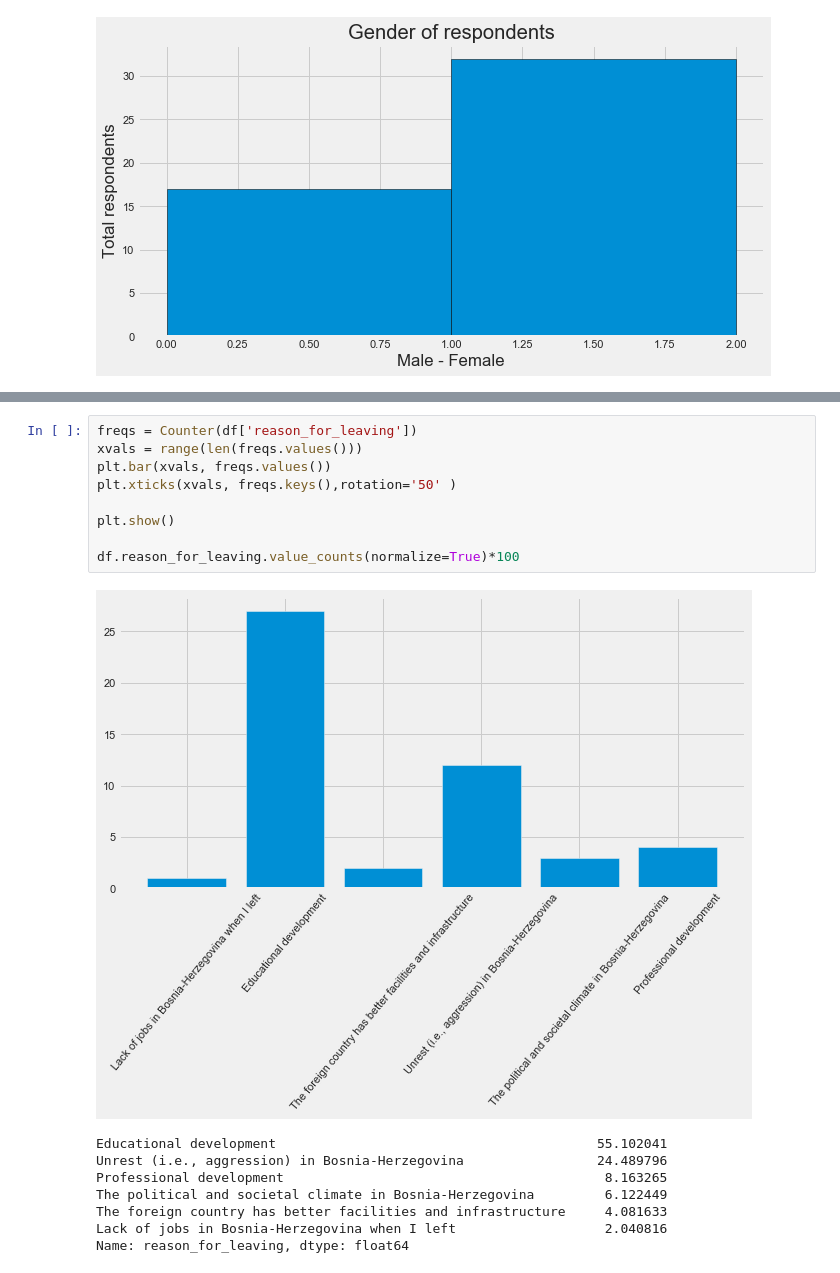
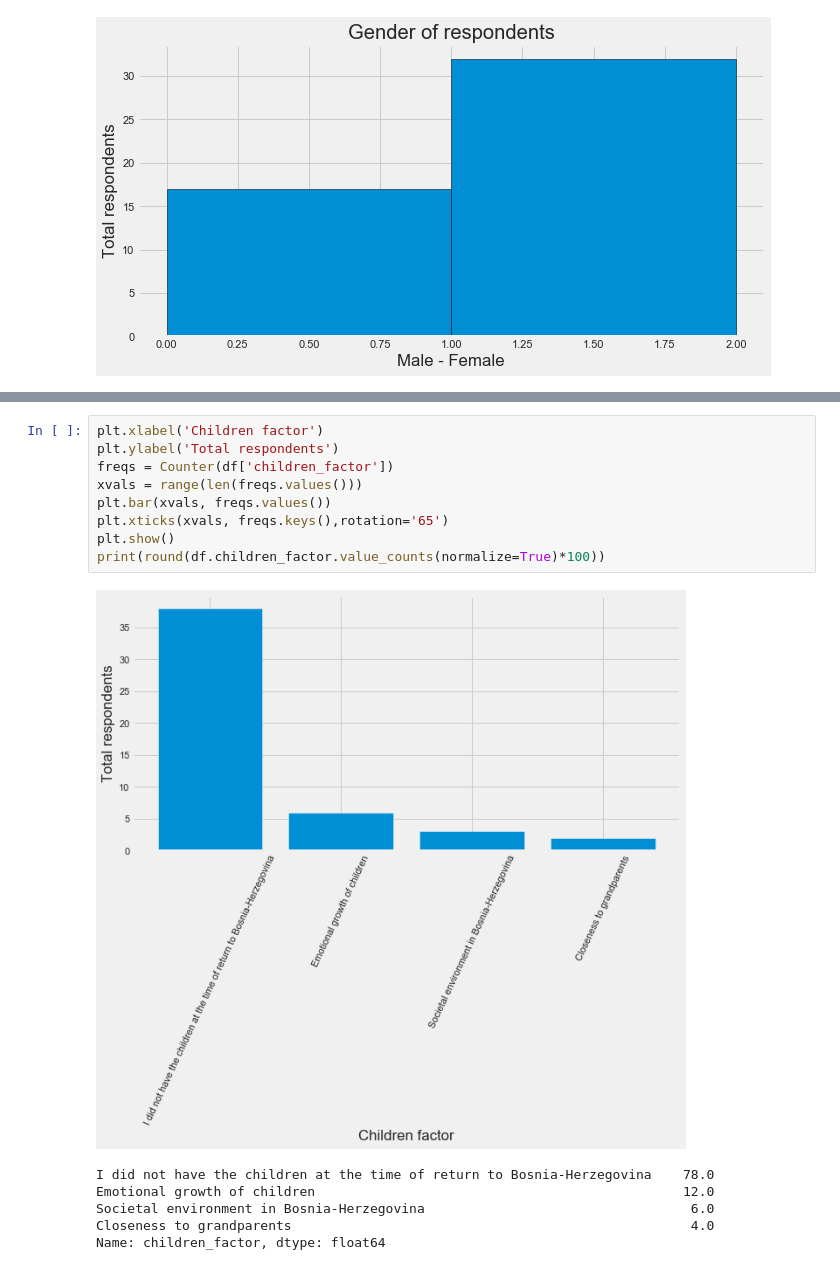
Before and after one commit to merykud/Diaspora_of_BiH, a Jupyter notebook: Dijaspora.ipynb, the cells around one changed output, grey strips where cells are left out. Saved outputs shown, nothing was run; the diff lists cells and outputs as text.

Commit message:
Bar charts, min, max & mean

```diff
--- a/Dijaspora.ipynb
+++ b/Dijaspora.ipynb
@@ -164,18 +298,16 @@ Name: returned_in_years, dtype: float64
 # %%
-freqs = Counter(df['reason_for_leaving'])
+plt.xlabel('Children factor')
+plt.ylabel('Total respondents')
+freqs = Counter(df['children_factor'])
 xvals = range(len(freqs.values()))
 plt.bar(xvals, freqs.values())
-plt.xticks(xvals, freqs.keys(),rotation='50' )
-
+plt.xticks(xvals, freqs.keys(),rotation='65')
 plt.show()
-
-df.reason_for_leaving.value_counts(normalize=True)*100
+print(round(df.children_factor.value_counts(normalize=True)*100))
 # %% [output]
-[figure, old version]
+[figure, new version]
-Educational development                                         55.102041
-Unrest (i.e., aggression) in Bosnia-Herzegovina                 24.489796
-Professional development                                         8.163265
-The political and societal climate in Bosnia-Herzegovina         6.122449
-The foreign country has better facilities and infrastructure     4.081633
-Lack of jobs in Bosnia-Herzegovina when I left                   2.040816
-Name: reason_for_leaving, dtype: float64
+I did not have the children at the time of return to Bosnia-Herzegovina    78.0
+Emotional growth of children                                               12.0
+Societal environment in Bosnia-Herzegovina                                  6.0
+Closeness to grandparents                                                   4.0
+Name: children_factor, dtype: float64
```
Also changed, not shown: parts of 19 cells of this notebook.
